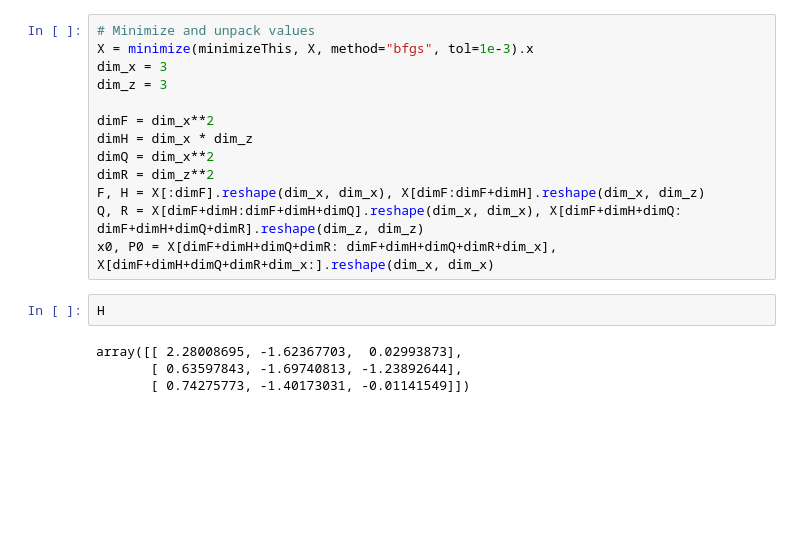
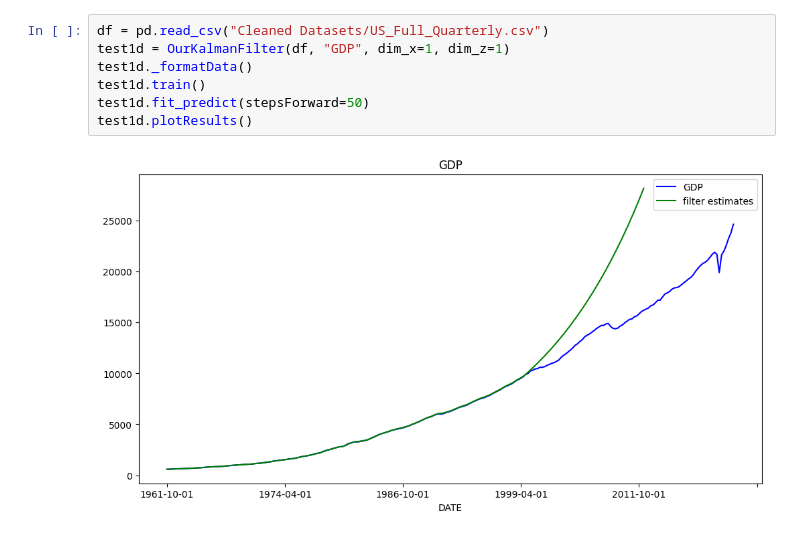
Before and after one commit to addmelo/ACME, a Jupyter notebook: KalmanTests.ipynb, the cells around one changed output. Saved outputs shown, nothing was run; the diff lists cells and outputs as text; blank space fills up the shorter version.

Commit message:
Put Kalman Filter in Kalman.Tests.ipynb

```diff
--- a/KalmanTests.ipynb
+++ b/KalmanTests.ipynb
@@ -207,19 +154,9 @@ X = np.hstack((F, H, Q, R, x0, P0))
-# %%
-# Minimize and unpack values
-X = minimize(minimizeThis, X, method="bfgs", tol=1e-3).x
-dim_x = 3
-dim_z = 3
-
-dimF = dim_x**2
-dimH = dim_x * dim_z
-dimQ = dim_x**2
-dimR = dim_z**2
-F, H = X[:dimF].reshape(dim_x, dim_x), X[dimF:dimF+dimH].reshape(dim_x, dim_z)
-Q, R = X[dimF+dimH:dimF+dimH+dimQ].reshape(dim_x, dim_x), X[dimF+dimH+dimQ: dimF+dimH+dimQ+dimR].reshape(dim_z, dim_z)
-x0, P0 = X[dimF+dimH+dimQ+dimR: dimF+dimH+dimQ+dimR+dim_x], X[dimF+dimH+dimQ+dimR+dim_x:].reshape(dim_x, dim_x)
-# %%
-H
-# %% [output]
-array([[ 2.28008695, -1.62367703,  0.02993873],
-       [ 0.63597843, -1.69740813, -1.23892644],
-       [ 0.74275773, -1.40173031, -0.01141549]])
+# %%
+df = pd.read_csv("Cleaned Datasets/US_Full_Quarterly.csv")
+test1d = OurKalmanFilter(df, "GDP", dim_x=1, dim_z=1)
+test1d._formatData()
+test1d.train()
+test1d.fit_predict(stepsForward=50)
+test1d.plotResults()
+# %% [output]
+[figure, added]
```
Also changed, not shown: parts of 9 cells of this notebook.
